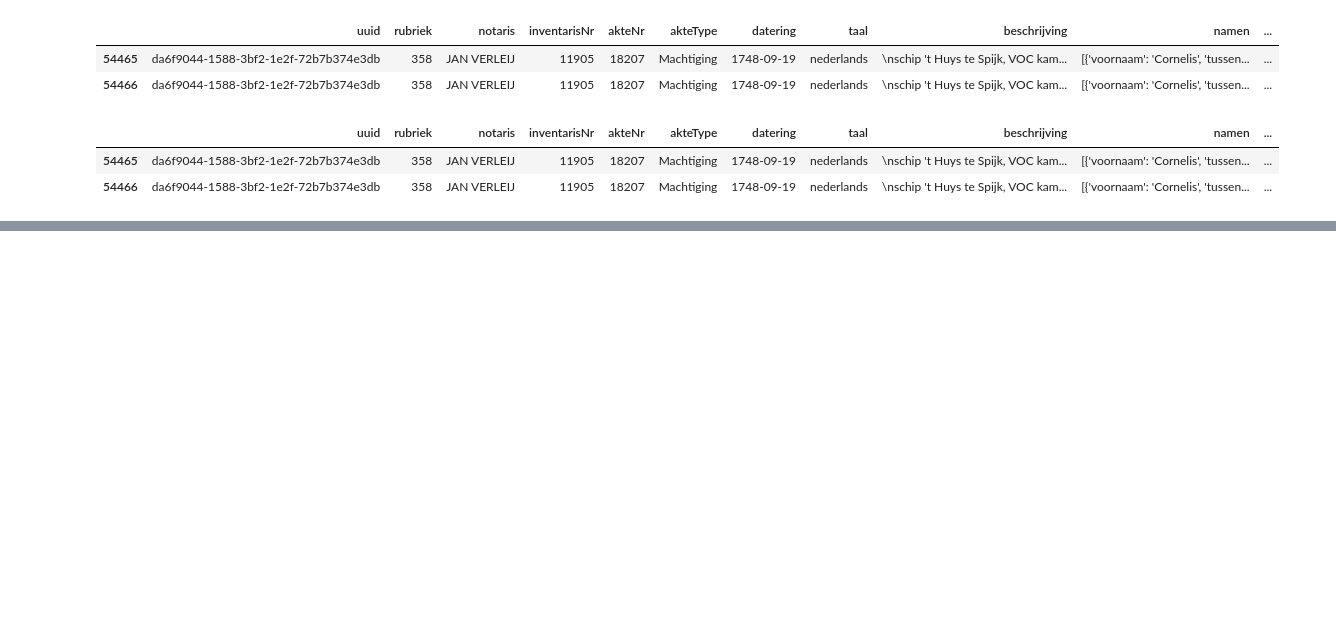
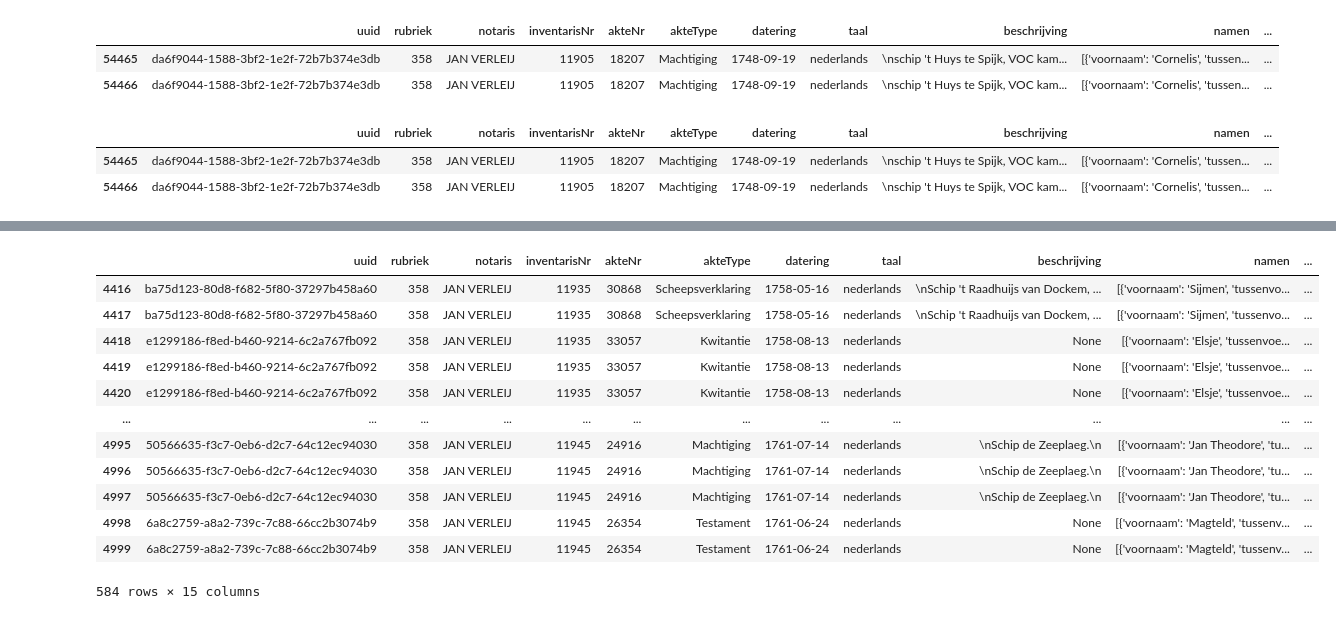
Before and after one commit to barry98/VOC-project, a Jupyter notebook: Annotation/Annotation.ipynb, the cells around one changed output, grey strips where cells are left out. Cells and saved outputs as stored; diff of their text form; code cells hidden in the pictures; blank space fills up the shorter version.

```diff
--- a/Annotation/Annotation.ipynb
+++ b/Annotation/Annotation.ipynb
@@ -293,0 +337,16 @@ subset
+# %%
+sub[4416:5000]
+# %% [output]
+|  | uuid | rubriek | notaris | inventarisNr | akteNr | akteType | datering | taal | beschrijving | namen | ... |
+| 4416 | ba75d123-80d8-f682-5f80-37297b458a60 | 358 | JAN VERLEIJ | 11935 | 30868 | Scheepsverklaring | 1758-05-16 | nederlands | \nSchip 't Raadhuijs van Dockem, ... | [{'voornaam': 'Sijmen', 'tussenvo... | ... |
+| 4417 | ba75d123-80d8-f682-5f80-37297b458a60 | 358 | JAN VERLEIJ | 11935 | 30868 | Scheepsverklaring | 1758-05-16 | nederlands | \nSchip 't Raadhuijs van Dockem, ... | [{'voornaam': 'Sijmen', 'tussenvo... | ... |
+| 4418 | e1299186-f8ed-b460-9214-6c2a767fb092 | 358 | JAN VERLEIJ | 11935 | 33057 | Kwitantie | 1758-08-13 | nederlands | None | [{'voornaam': 'Elsje', 'tussenvoe... | ... |
+| 4419 | e1299186-f8ed-b460-9214-6c2a767fb092 | 358 | JAN VERLEIJ | 11935 | 33057 | Kwitantie | 1758-08-13 | nederlands | None | [{'voornaam': 'Elsje', 'tussenvoe... | ... |
+| 4420 | e1299186-f8ed-b460-9214-6c2a767fb092 | 358 | JAN VERLEIJ | 11935 | 33057 | Kwitantie | 1758-08-13 | nederlands | None | [{'voornaam': 'Elsje', 'tussenvoe... | ... |
+| ... | ... | ... | ... | ... | ... | ... | ... | ... | ... | ... | ... |
+| 4995 | 50566635-f3c7-0eb6-d2c7-64c12ec94030 | 358 | JAN VERLEIJ | 11945 | 24916 | Machtiging | 1761-07-14 | nederlands | \nSchip de Zeeplaeg.\n | [{'voornaam': 'Jan Theodore', 'tu... | ... |
+| 4996 | 50566635-f3c7-0eb6-d2c7-64c12ec94030 | 358 | JAN VERLEIJ | 11945 | 24916 | Machtiging | 1761-07-14 | nederlands | \nSchip de Zeeplaeg.\n | [{'voornaam': 'Jan Theodore', 'tu... | ... |
+| 4997 | 50566635-f3c7-0eb6-d2c7-64c12ec94030 | 358 | JAN VERLEIJ | 11945 | 24916 | Machtiging | 1761-07-14 | nederlands | \nSchip de Zeeplaeg.\n | [{'voornaam': 'Jan Theodore', 'tu... | ... |
+| 4998 | 6a8c2759-a8a2-739c-7c88-66cc2b3074b9 | 358 | JAN VERLEIJ | 11945 | 26354 | Testament | 1761-06-24 | nederlands | None | [{'voornaam': 'Magteld', 'tussenv... | ... |
+| 4999 | 6a8c2759-a8a2-739c-7c88-66cc2b3074b9 | 358 | JAN VERLEIJ | 11945 | 26354 | Testament | 1761-06-24 | nederlands | None | [{'voornaam': 'Magteld', 'tussenv... | ... |
+584 rows × 15 columns
```
Also changed, not shown: parts of 13 cells of this notebook, 3 other files.
